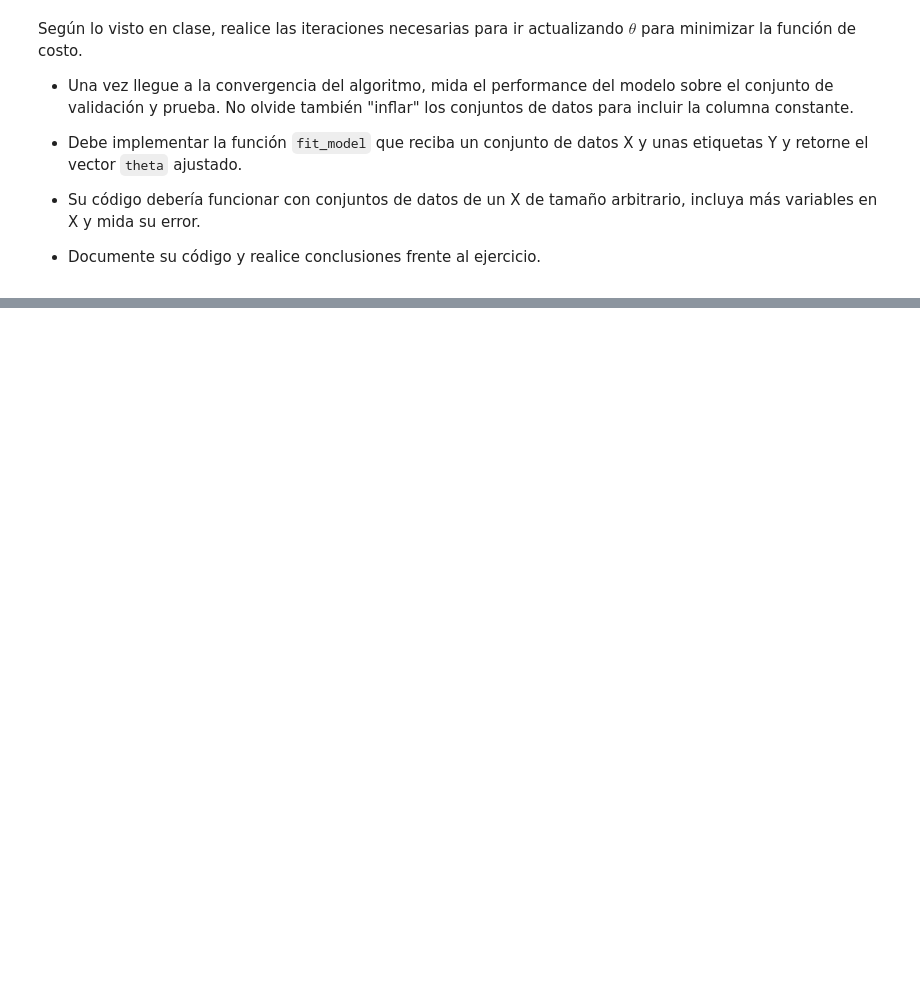
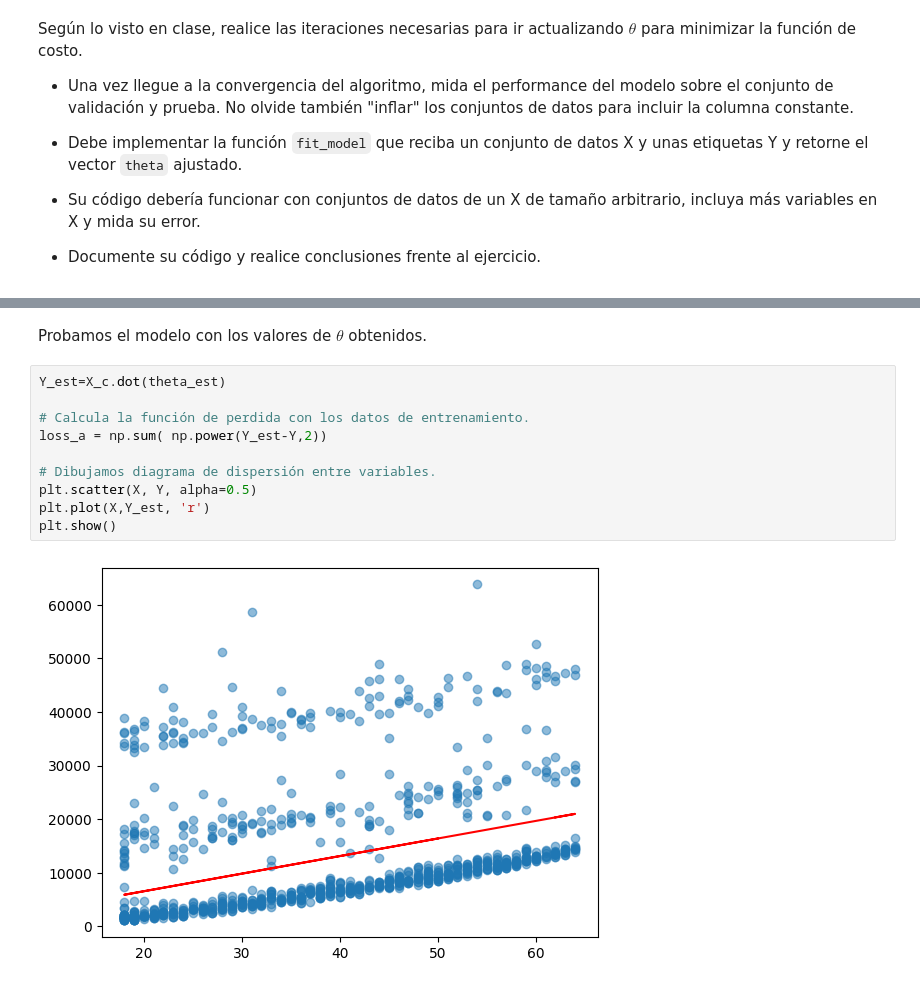
Before and after one commit to 26-jorge-01/RL1-ML, a Jupyter notebook: Aprendizaje_de_máquina_Regresión_lineal.ipynb, the cells around one changed output, grey strips where cells are left out. Cells and saved outputs as stored; diff of their text form; blank space fills up the shorter version.

Commit message:
Ajustes al código
Ajuste al learning rate y comparación de la función de perdida para los diferentes conjuntos de datos.

```diff
--- a/Aprendizaje_de_máquina_Regresión_lineal.ipynb
+++ b/Aprendizaje_de_máquina_Regresión_lineal.ipynb
@@ -541,0 +576,14 @@ fit_model(X,Y,1e-3,100)
+# %% [markdown]
+Probamos el modelo con los valores de $\theta$ obtenidos.
+# %%
+Y_est=X_c.dot(theta_est)
+
+# Calcula la función de perdida con los datos de entrenamiento.
+loss_a = np.sum( np.power(Y_est-Y,2))
+
+# Dibujamos diagrama de dispersión entre variables.
+plt.scatter(X, Y, alpha=0.5)
+plt.plot(X,Y_est, 'r')
+plt.show()
+# %% [output]
+[figure, added]
```
Also changed, not shown: parts of 14 cells of this notebook.
